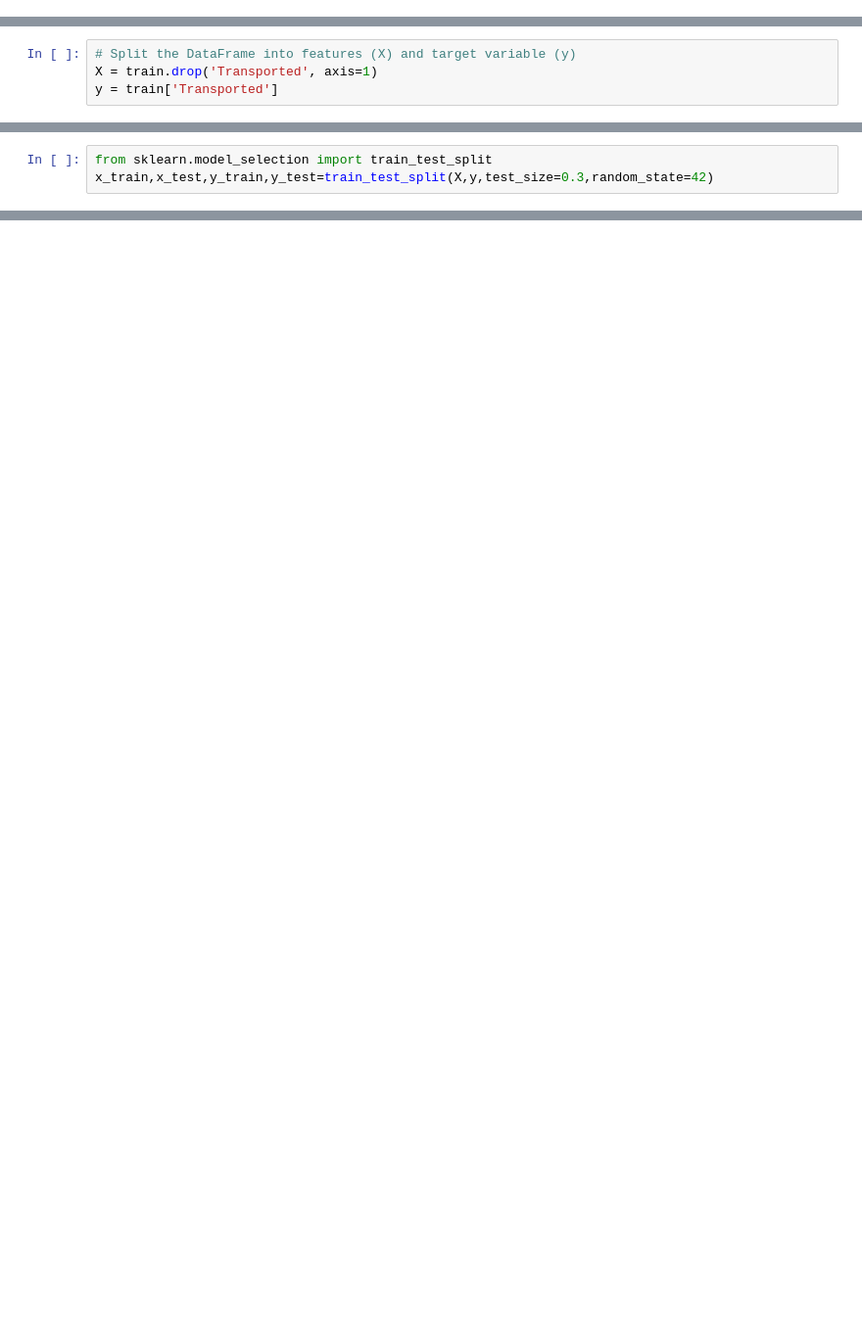
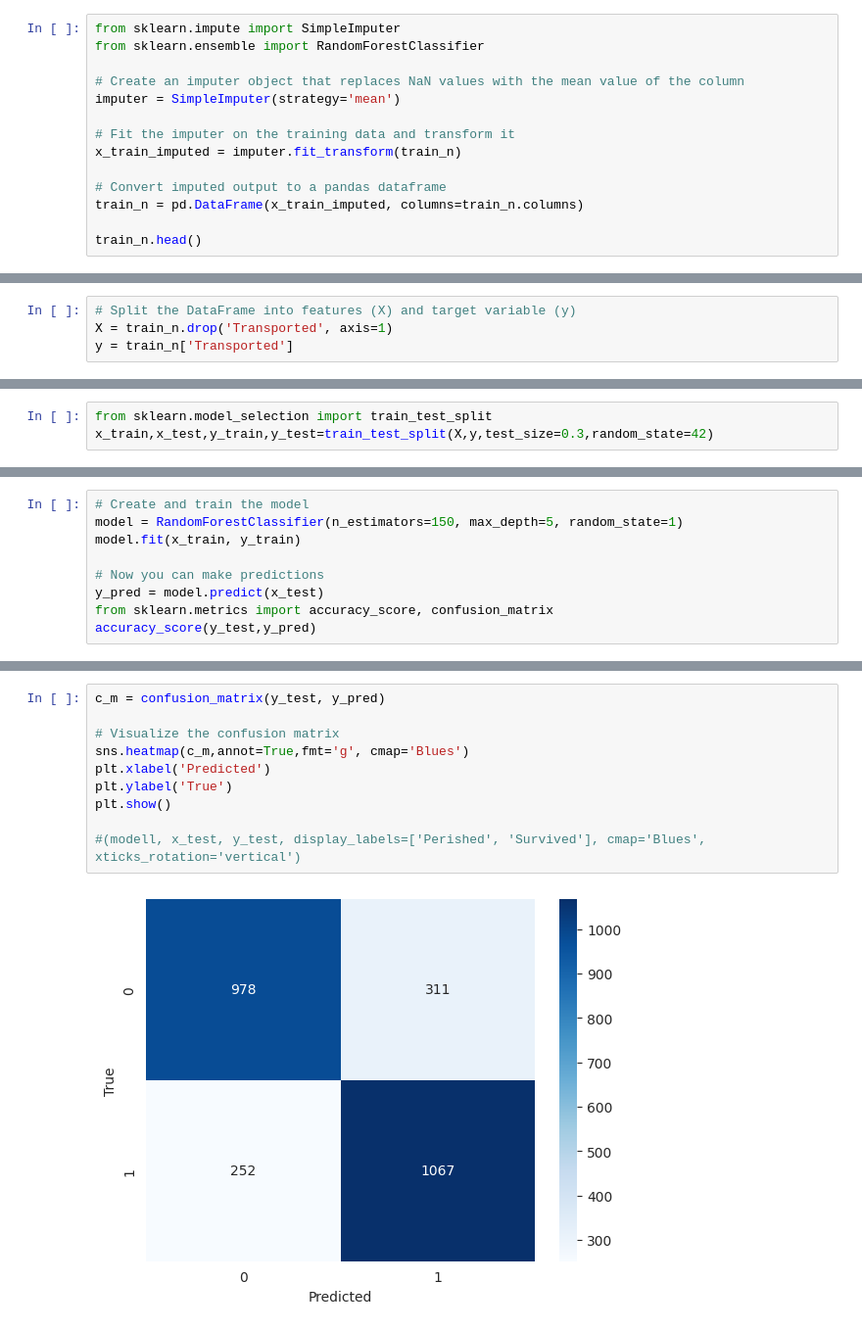
Before and after one commit to TOFWAQ/Kaggle_Challenge, a Jupyter notebook: TEAM_14.ipynb, the cells around one changed output, grey strips where cells are left out. Shown at 98% size. Drawn from its saved outputs; the diff is of its cells as text; blank space fills up the shorter version.

```diff
--- a/TEAM_14.ipynb
+++ b/TEAM_14.ipynb
@@ -341,0 +375,14 @@ test.drop(['Name', 'PassengerId','Cabin'], axis=1, inplace=True)
+# %%
+from sklearn.impute import SimpleImputer
+from sklearn.ensemble import RandomForestClassifier
+
+# Create an imputer object that replaces NaN values with the mean value of the column
+imputer = SimpleImputer(strategy='mean')
+
+# Fit the imputer on the training data and transform it
+x_train_imputed = imputer.fit_transform(train_n)
+
+# Convert imputed output to a pandas dataframe
+train_n = pd.DataFrame(x_train_imputed, columns=train_n.columns)
+
+train_n.head()
@@ -345,5 +426,5 @@ train.shape, test.shape
 ((8693, 11), (4277, 10))
 # %%
 # Split the DataFrame into features (X) and target variable (y)
-X = train.drop('Transported', axis=1)
-y = train['Transported']
+X = train_n.drop('Transported', axis=1)
+y = train_n['Transported']
@@ -352,0 +442,9 @@ x_train,x_test,y_train,y_test=train_test_split(X,y,test_size=0.3,random_state=42
+# %%
+# Create and train the model
+model = RandomForestClassifier(n_estimators=150, max_depth=5, random_state=1)
+model.fit(x_train, y_train)
+
+# Now you can make predictions
+y_pred = model.predict(x_test)
+from sklearn.metrics import accuracy_score, confusion_matrix
+accuracy_score(y_test,y_pred)
@@ -352,0 +453,12 @@ x_train,x_test,y_train,y_test=train_test_split(X,y,test_size=0.3,random_state=42
+# %%
+c_m = confusion_matrix(y_test, y_pred)
+
+# Visualize the confusion matrix
+sns.heatmap(c_m,annot=True,fmt='g', cmap='Blues')
+plt.xlabel('Predicted')
+plt.ylabel('True')
+plt.show()
+
+#(modell, x_test, y_test, display_labels=['Perished', 'Survived'], cmap='Blues', xticks_rotation='vertical')
+# %% [output]
+[figure, added]
```
Also changed, not shown: parts of 29 cells of this notebook.
